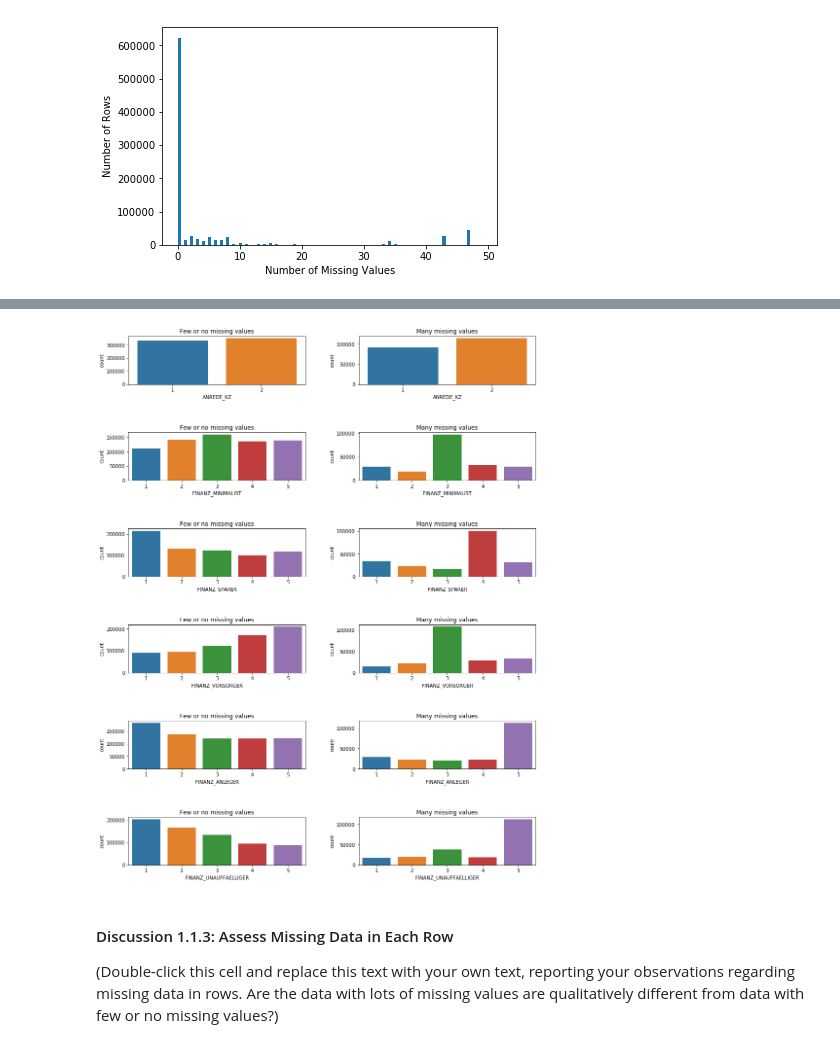
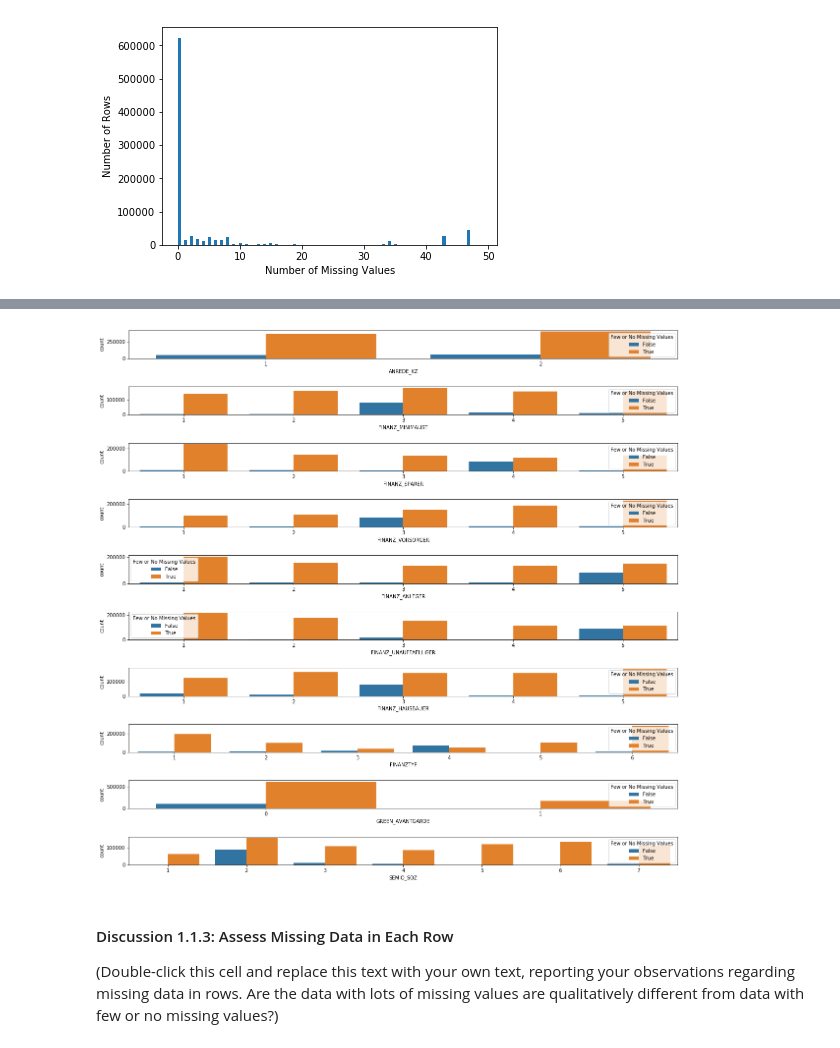
Before and after one commit to SaschaDittmann/mlnd-customer-clustering, a Jupyter notebook: Identify_Customer_Segments.ipynb, the cells around one changed output, grey strips where cells are left out. Drawn from its saved outputs; the diff is of its cells as text; code cells hidden in the pictures.

```diff
--- a/Identify_Customer_Segments.ipynb
+++ b/Identify_Customer_Segments.ipynb
@@ -165,4 +183,5 @@ For the remaining features, are there any patterns in which columns have, or sha
 # %%
 # Perform an assessment of how much missing data there is in each column of the
 # dataset.
-pct_missing_per_column = (azdias.isnull().sum() / num_rows) * 100
+missing_data_per_column = (azdias.isnull().sum() / num_rows) * 100
+missing_data_per_column
@@ -177,10 +229,10 @@ plt.show()
 # %%
 # Remove the outlier columns from the dataset. (You'll perform other data
 # engineering tasks such as re-encoding and imputation later.)
-pct_20_missing_per_column = pct_missing_per_column[pct_missing_per_column > 20]
+pct_20_missing_data_per_column = missing_data_per_column[missing_data_per_column > 20]
 
 # Columns have more than 20 percent missing data, and will be dropped
-drop_columns = pct_20_missing_per_column.index.tolist()
+drop_columns = pct_20_missing_data_per_column.index.tolist()
 print(drop_columns)
 
 azdias = azdias.drop(drop_columns, axis=1)
@@ -212,5 +264,10 @@ plt.show()
 # %%
 # Write code to divide the data into two subsets based on the number of missing
 # values in each row.
-azdias_lt_3 = azdias[azdias.isnull().sum(axis=1) <= 3]
-azdias_mt_3 = azdias[azdias.isnull().sum(axis=1) > 3]
+zero_missing_coloumns = missing_data_per_column[missing_data_per_column==0].index.tolist()
+compare_columns = zero_missing_coloumns[:10]
+df = pd.DataFrame(azdias[compare_columns])
+df["Few or No Missing Values"] = azdias.isnull().sum(axis=1) <= 10
+#df["low_row_missings"] = df["low_row_missings"].astype(bool).astype(int)
+df["Few or No Missing Values"] = df["Few or No Missing Values"].astype(bool).astype(str)
+df
@@ -217,18 +293,12 @@ azdias_mt_3 = azdias[azdias.isnull().sum(axis=1) > 3]
 # %%
 # Compare the distribution of values for at least five columns where there are
 # no or few missing values, between the two subsets.
-zero_missing_coloumns = pct_missing_per_column[pct_missing_per_column==0].index.tolist()
-compare_columns = zero_missing_coloumns[:6]
-
-figure, axs = plt.subplots(nrows=len(compare_columns), ncols=2, figsize = (15,20))
+figure, axs = plt.subplots(nrows=len(compare_columns), ncols=1, figsize = (20,20))
 figure.subplots_adjust(hspace = 1, wspace=.3)
 for i in range(len(compare_columns)):
-    sns.countplot(azdias_lt_3[compare_columns[i]], ax=axs[i][0])
-    axs[i][0].set_title('Few or no missing values')
-    sns.countplot(azdias_mt_3[compare_columns[i]], ax=axs[i][1])
-    axs[i][1].set_title('Many missing values')
+    sns.countplot(data=df, x=compare_columns[i], hue="Few or No Missing Values", ax=axs[i])
 # %% [output]
-[figure, old version]
+[figure, new version]
 # %% [markdown]
 #### Discussion 1.1.3: Assess Missing Data in Each Row
 
```
Also changed, not shown: parts of 42 cells of this notebook, 1 other file.
